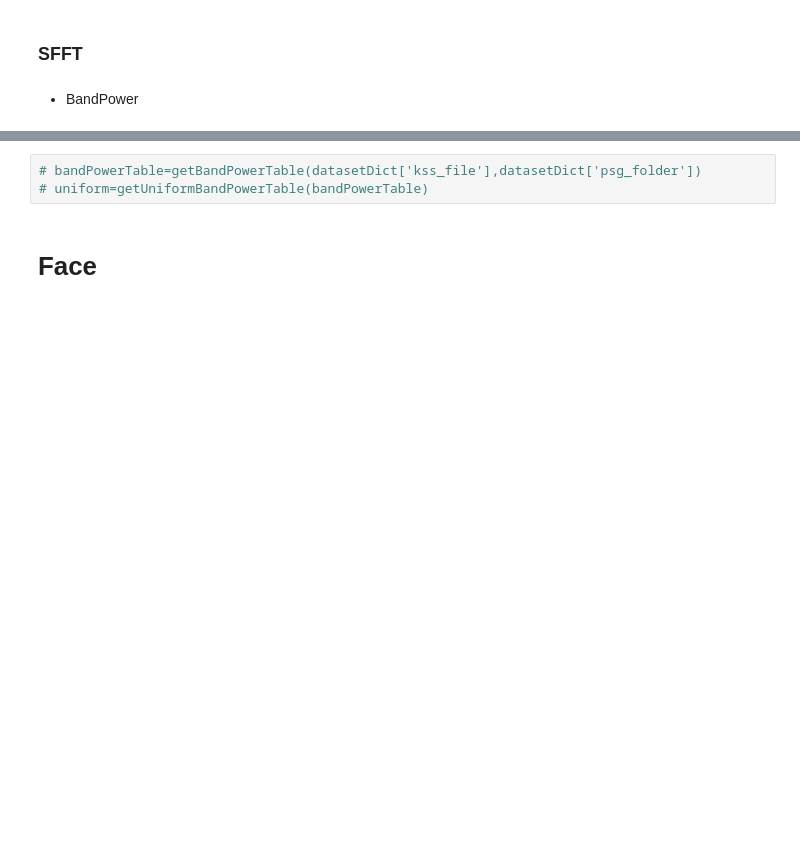
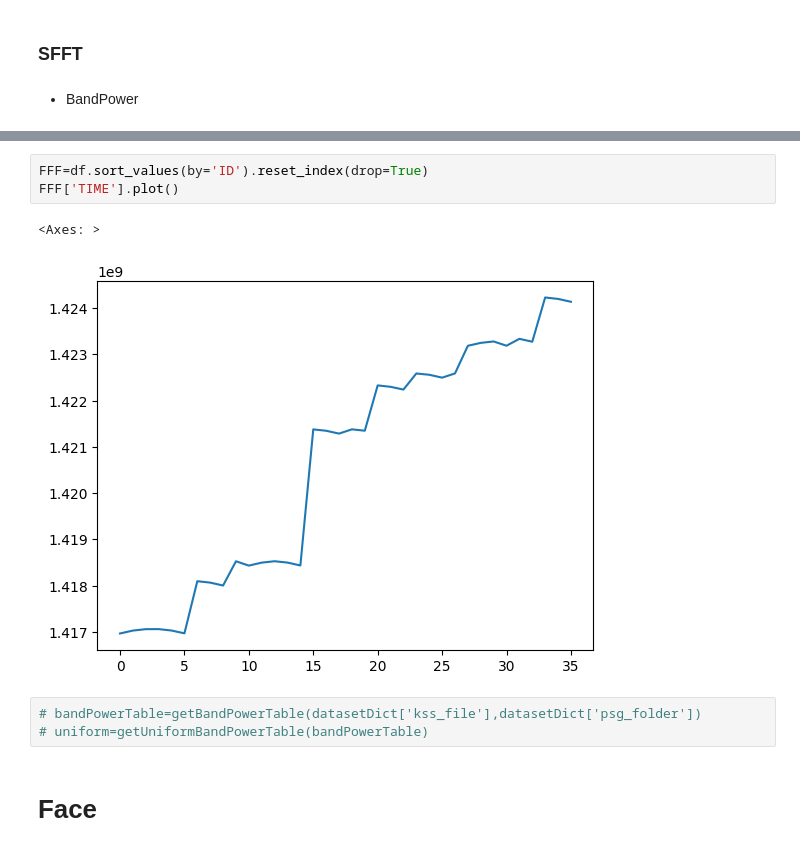
Before and after one commit to FranticEr/NNI, a Jupyter notebook: notebook/DataProcess/DatasetSummery_0231119.ipynb, the cells around one changed output, grey strips where cells are left out. Cells and saved outputs as stored; diff of their text form; blank space fills up the shorter version.

Commit message:
time update

```diff
--- a/notebook/DataProcess/DatasetSummery_0231119.ipynb
+++ b/notebook/DataProcess/DatasetSummery_0231119.ipynb
@@ -128,3 +274,9 @@ from project.dataprocess.FolderTree import getDataPath,getOutPath
+# %%
+FFF=df.sort_values(by='ID').reset_index(drop=True)
+FFF['TIME'].plot()
+# %% [output]
+<Axes: >
+[figure, added]
 # %%
 # bandPowerTable=getBandPowerTable(datasetDict['kss_file'],datasetDict['psg_folder'])
 # uniform=getUniformBandPowerTable(bandPowerTable)
```
Also changed, not shown: parts of 25 cells of this notebook, 16 other files.
